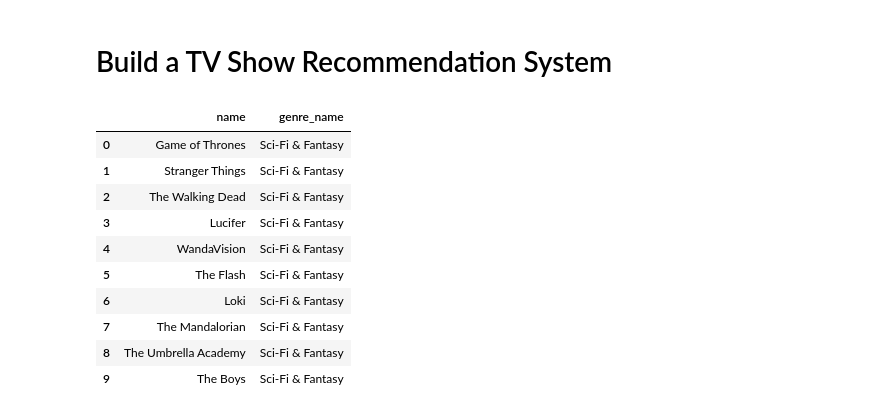
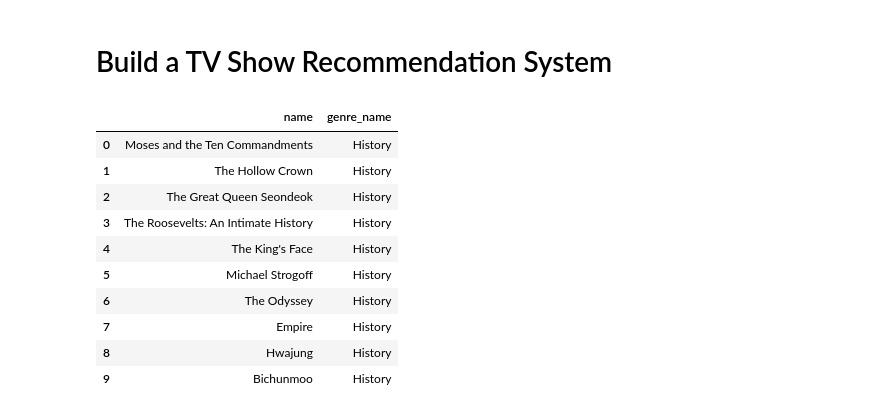
Before and after one commit to hafidaso/TV-Shows-Dataset-Analysis-Project, a Jupyter notebook: EDA.ipynb, the cells around one changed output. Cells and saved outputs as stored; diff of their text form; code cells hidden in the pictures.

```diff
--- a/EDA.ipynb
+++ b/EDA.ipynb
@@ -808,37 +808,37 @@ family life young world new series planet year live time
 # %%
 # Loading the genre types data for the mapping
 genre_types_df = pd.read_csv('/Users/ymadigital/Downloads/TV Shows/TV Shows/genre_types.csv')
 
 # Merging the genres and languages data with the shows data
 shows_genres_df = pd.merge(shows_df, genres_df, on='show_id')
 shows_languages_df = pd.merge(shows_df, languages_df, on='show_id')
 
 # Merging the genre data with the genre types to get the genre names
 shows_genres_full_df = pd.merge(shows_genres_df, genre_types_df, on='genre_type_id')
 
 # Sample user preferences
-user_favorite_genres = ['Drama', 'Sci-Fi & Fantasy','Animation']
+user_favorite_genres = ['History']
 user_favorite_languages = ['en']
 
 # Filtering shows based on user's favorite genres
 filtered_by_genre = shows_genres_full_df[shows_genres_full_df['genre_name'].isin(user_favorite_genres)]
 
 # Since we don't have a direct mapping for languages, we'll skip language filtering for now
 # Combining the filters (currently only genre-based)
 filtered_shows = filtered_by_genre.drop_duplicates().reset_index(drop=True)
 
 # Previewing the recommended shows based on the filters
 recommended_shows = filtered_shows[['name', 'genre_name']].head(10)
 recommended_shows
 # %% [output]
 |  | name | genre_name |
-| 0 | Game of Thrones | Sci-Fi & Fantasy |
-| 1 | Stranger Things | Sci-Fi & Fantasy |
-| 2 | The Walking Dead | Sci-Fi & Fantasy |
-| 3 | Lucifer | Sci-Fi & Fantasy |
-| 4 | WandaVision | Sci-Fi & Fantasy |
-| 5 | The Flash | Sci-Fi & Fantasy |
-| 6 | Loki | Sci-Fi & Fantasy |
-| 7 | The Mandalorian | Sci-Fi & Fantasy |
-| 8 | The Umbrella Academy | Sci-Fi & Fantasy |
-| 9 | The Boys | Sci-Fi & Fantasy |
+| 0 | Moses and the Ten Commandments | History |
+| 1 | The Hollow Crown | History |
+| 2 | The Great Queen Seondeok | History |
+| 3 | The Roosevelts: An Intimate History | History |
+| 4 | The King's Face | History |
+| 5 | Michael Strogoff | History |
+| 6 | The Odyssey | History |
+| 7 | Empire | History |
+| 8 | Hwajung | History |
+| 9 | Bichunmoo | History |
```
